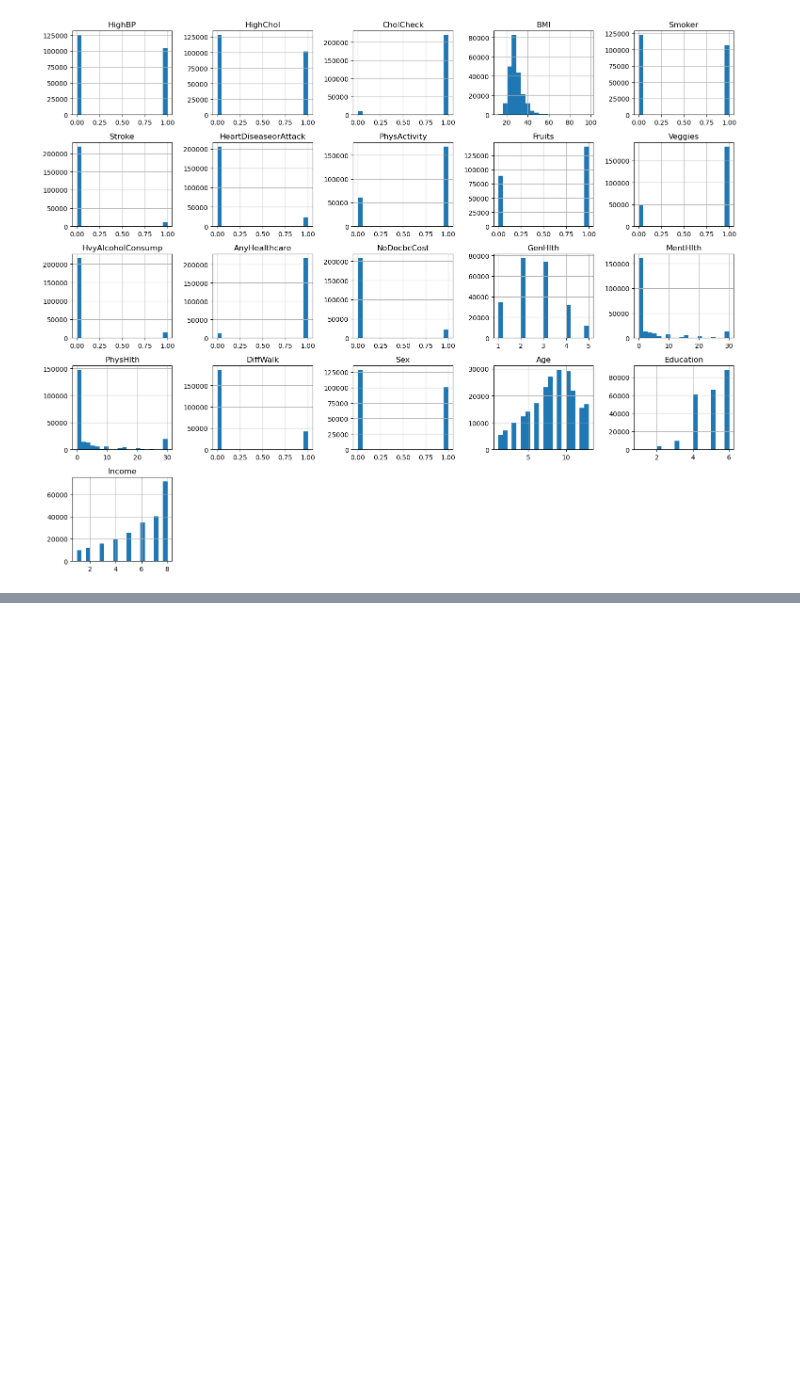
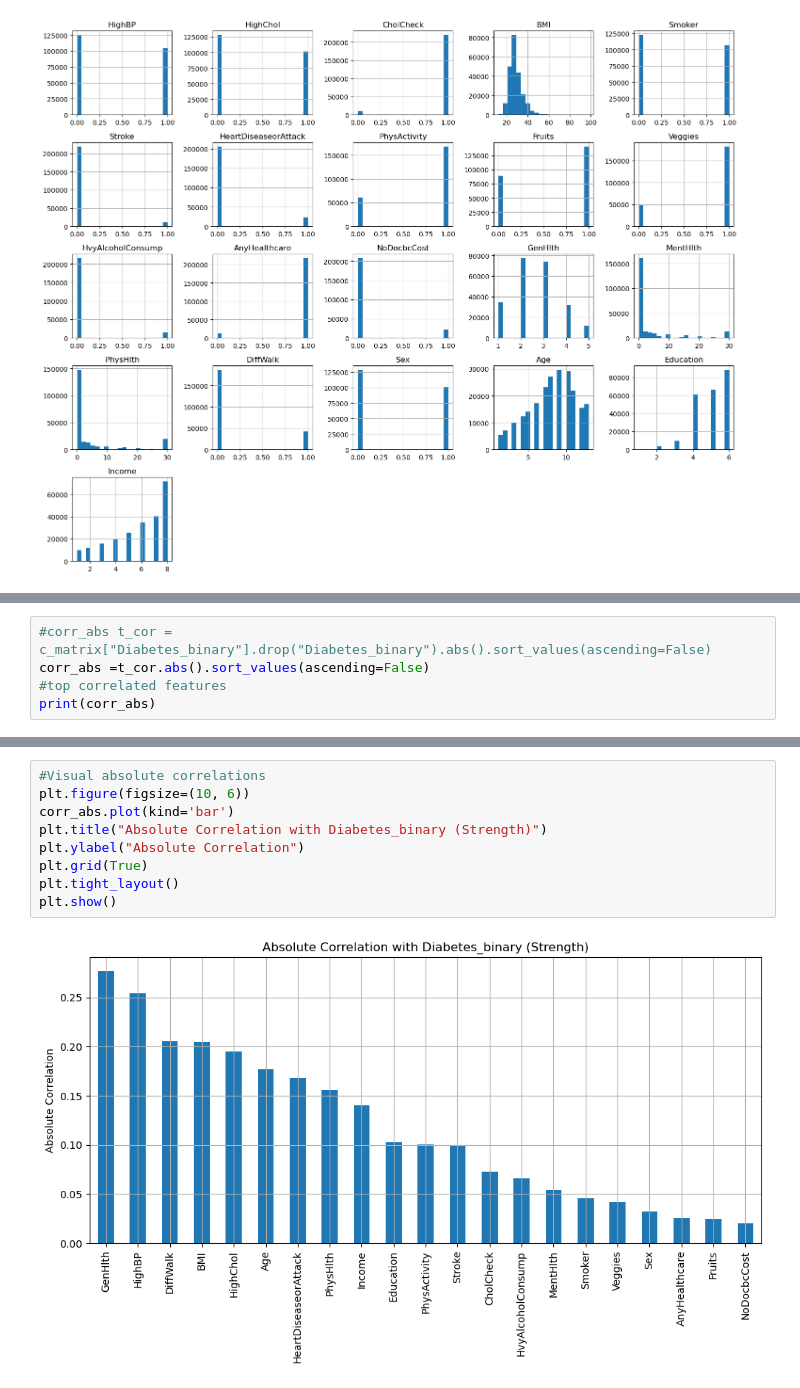
Before and after one commit to najmul19/diabetics_classification_from_daily_activities, a Jupyter notebook: diabatics/diabetics_classification_from_daily_activities.ipynb, the cells around one changed output, grey strips where cells are left out. Saved outputs shown, nothing was run; the diff lists cells and outputs as text; blank space fills up the shorter version.

```diff
--- a/diabatics/diabetics_classification_from_daily_activities.ipynb
+++ b/diabatics/diabetics_classification_from_daily_activities.ipynb
@@ -199,0 +233,5 @@ plt.show()
+# %%
+#corr_abs t_cor = c_matrix["Diabetes_binary"].drop("Diabetes_binary").abs().sort_values(ascending=False)
+corr_abs =t_cor.abs().sort_values(ascending=False)
+#top correlated features
+print(corr_abs)
@@ -199,0 +280,11 @@ plt.show()
+# %%
+#Visual absolute correlations
+plt.figure(figsize=(10, 6))
+corr_abs.plot(kind='bar')
+plt.title("Absolute Correlation with Diabetes_binary (Strength)")
+plt.ylabel("Absolute Correlation")
+plt.grid(True)
+plt.tight_layout()
+plt.show()
+# %% [output]
+[figure, added]
```
Also changed, not shown: parts of 15 cells of this notebook.
